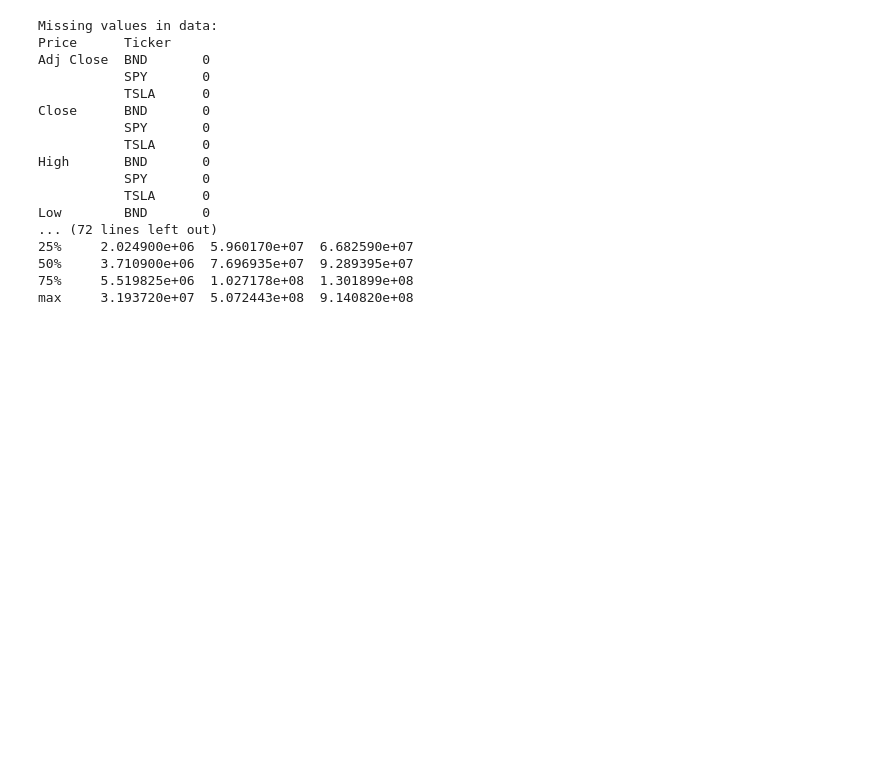
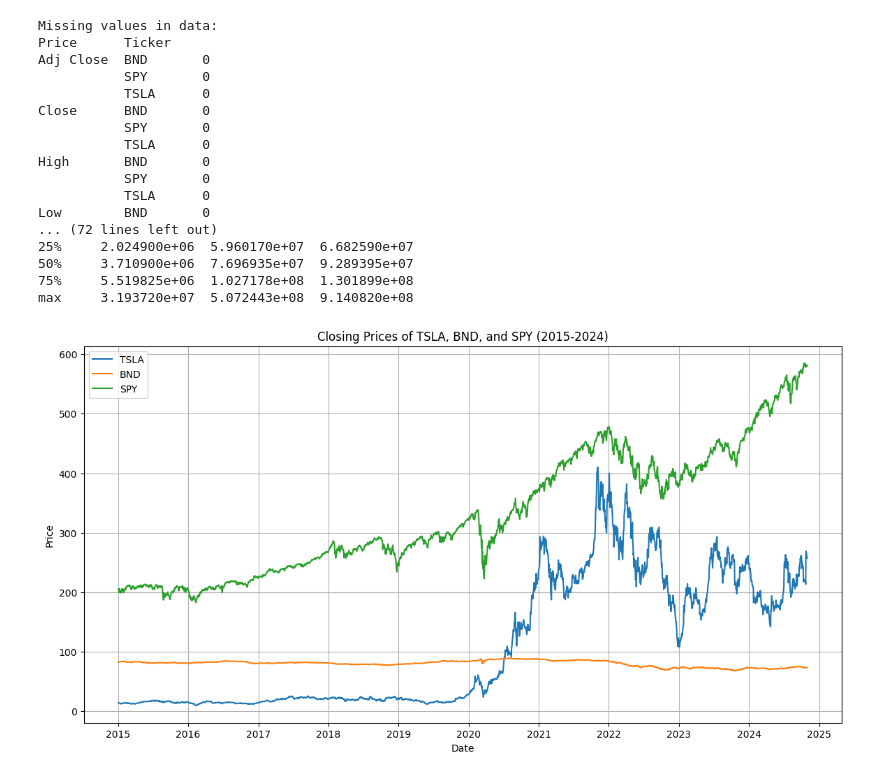
Before and after one commit to Wbam/Week-11, a Jupyter notebook: notebooks/preprocess_and_explore_data.ipynb, the cells around one changed output. Drawn from its saved outputs; the diff is of its cells as text; code cells hidden in the pictures; blank space fills up the shorter version.

Commit message:
This step visualizes the closing prices for TSLA, BND, and SPY over the given time period.

```diff
--- a/notebooks/preprocess_and_explore_data.ipynb
+++ b/notebooks/preprocess_and_explore_data.ipynb
@@ -69,3 +69,16 @@ Low        BND       0
 50%     3.710900e+06  7.696935e+07  9.289395e+07
 75%     5.519825e+06  1.027178e+08  1.301899e+08
 max     3.193720e+07  5.072443e+08  9.140820e+08
+# %%
+# Visualize the closing price over time for each asset
+plt.figure(figsize=(14, 7))
+for asset in assets:
+    plt.plot(data_clean['Close'][asset], label=asset)
+plt.title('Closing Prices of TSLA, BND, and SPY (2015-2024)')
+plt.xlabel('Date')
+plt.ylabel('Price')
+plt.legend()
+plt.grid(True)
+plt.show()
+# %% [output]
+[figure, added]
```
